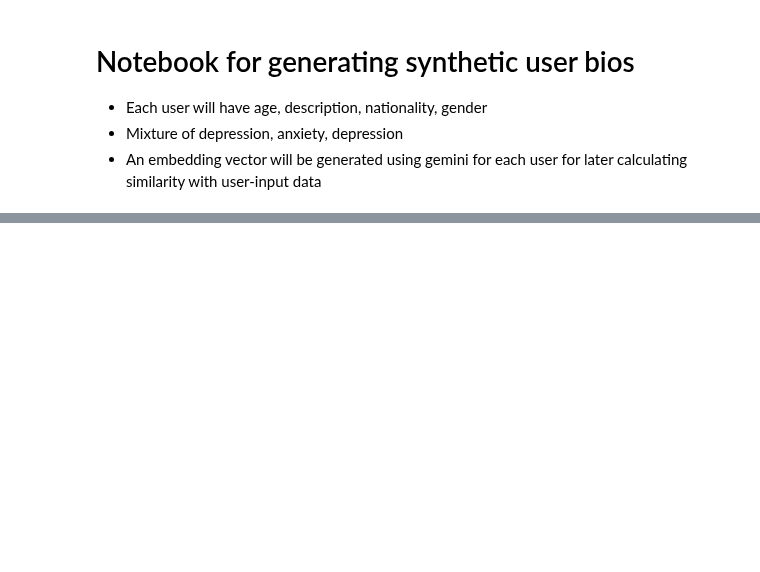
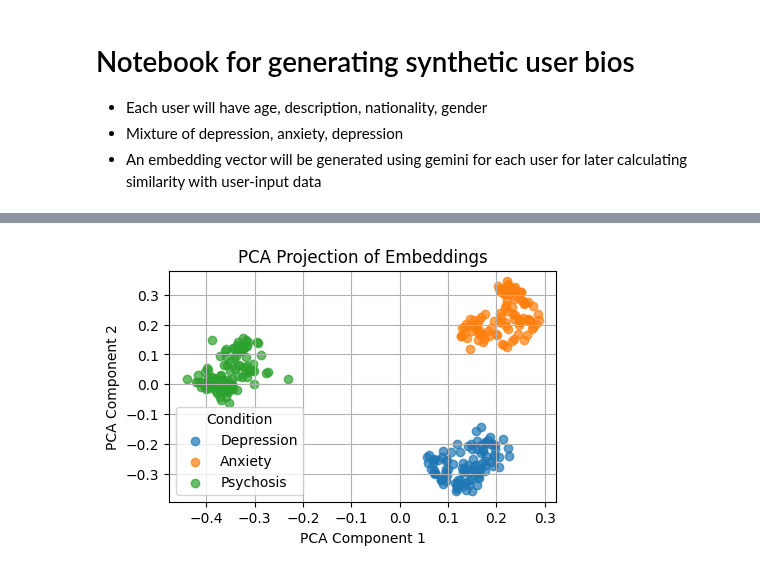
Before and after one commit to LTorrao/RoboSmile_Intervention_OnRender, a Jupyter notebook: Notebooks/dataset_generation.ipynb, the cells around one changed output, grey strips where cells are left out. Cells and saved outputs as stored; diff of their text form; code cells hidden in the pictures; blank space fills up the shorter version.

```diff
--- a/Notebooks/dataset_generation.ipynb
+++ b/Notebooks/dataset_generation.ipynb
@@ -13,8 +20,8 @@ import os
 os.chdir("/Users/AdamHarris/Documents/GitRepos/RoboSmile_Intervention/")
 # %%
-GOOGLE_API_KEY ="AIzaSyCvx6KDS2gwOe5O6WKeyy_3QkazmJAmILo"
+GOOGLE_API_KEY ="AIzaSyCFdA1B8ZUaVUb1TjrVyzvycRCrcyKy2d4"
 genai.configure(api_key=GOOGLE_API_KEY)
-model_bio = genai.GenerativeModel('gemini-1.5')
+model_bio = genai.GenerativeModel('gemini-1.5-flash')
 # %%
 conditions = ['Depression', 'Anxiety', 'Psychosis']
 management_levels = ['High', 'Medium', 'Low']
@@ -72,0 +122,32 @@ df.to_csv(f"Dataset/synthetic_user_data.csv", index=False)
+# %%
+# Step 1: Stack the embedding vectors into a matrix
+embedding_matrix = np.vstack(df['EMBEDDING'].values)
+
+# Step 2: Perform PCA to reduce dimensionality to 2D
+pca = PCA(n_components=2)
+embedding_2d = pca.fit_transform(embedding_matrix)
+
+# Step 3: Add the 2D projection to the DataFrame
+df['PCA1'] = embedding_2d[:, 0]
+df['PCA2'] = embedding_2d[:, 1]
+
+# Step 4: Plot the 2D projection, coloring by 'CONDITION'
+plt.figure(figsize=(5, 3))
+for condition in df['CONDITION'].unique():
+    if condition == 'TEST':
+        continue
+        subset = df[df['CONDITION'] == condition]
+        plt.scatter(subset['PCA1'], subset['PCA2'], label=condition, c='red', alpha=0.7)
+    else:
+        subset = df[df['CONDITION'] == condition]
+        plt.scatter(subset['PCA1'], subset['PCA2'], label=condition, alpha=0.7)
+
+
+plt.title('PCA Projection of Embeddings')
+plt.xlabel('PCA Component 1')
+plt.ylabel('PCA Component 2')
+plt.legend(title='Condition')
+plt.grid(True)
+plt.show()
+# %% [output]
+[figure, added]
```
Also changed, not shown: parts of 7 cells of this notebook.
